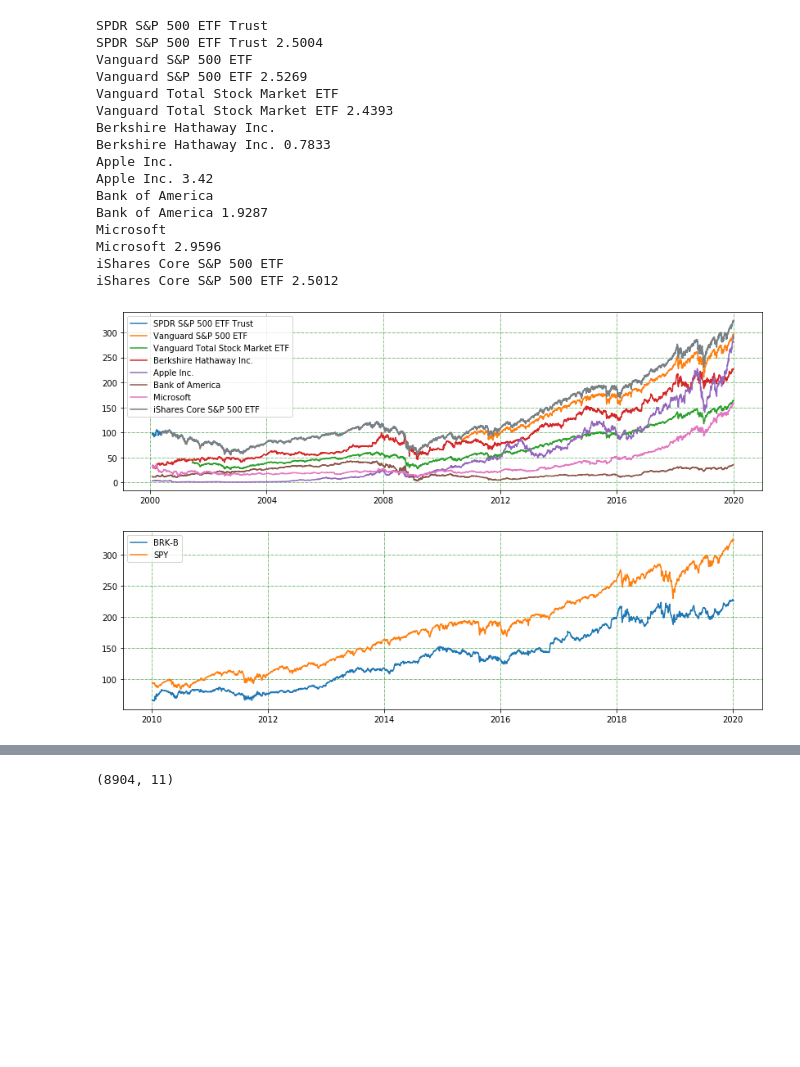
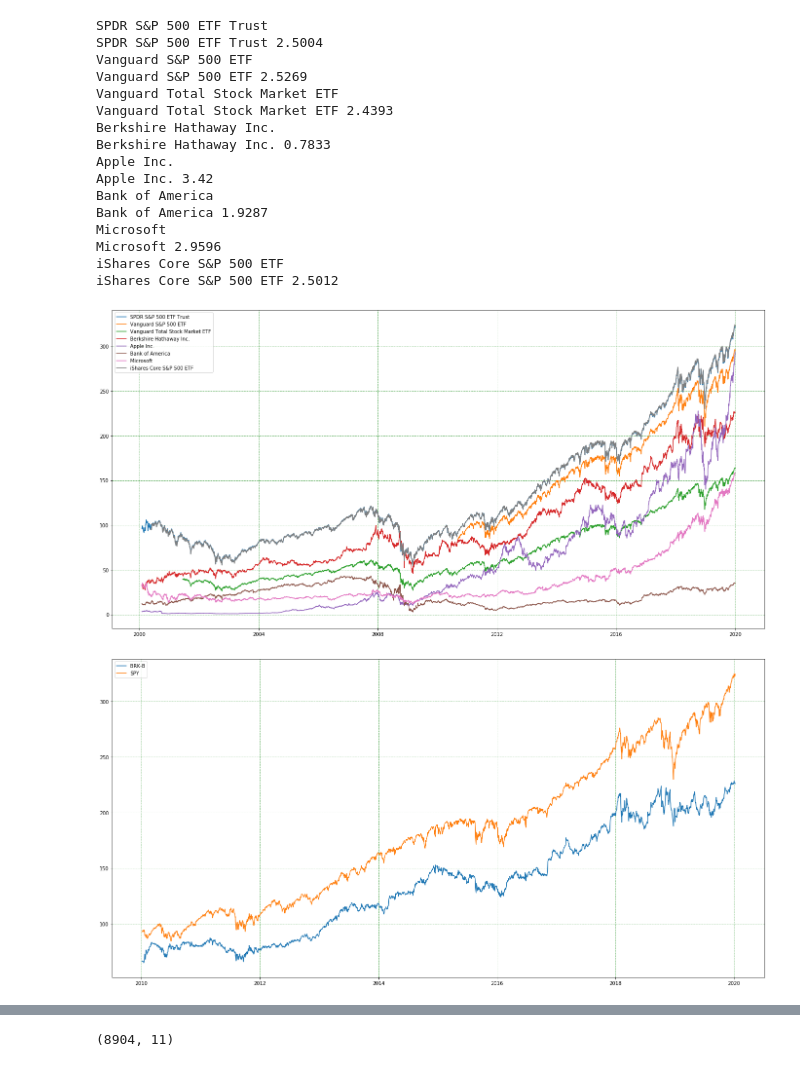
Before and after one commit to kiskani/kiskani.github.io, a Jupyter notebook: finance/2020/01/03/Finance-Notebook-1.ipynb, the cells around one changed output, grey strips where cells are left out. Drawn from its saved outputs; the diff is of its cells as text; code cells hidden in the pictures; blank space fills up the shorter version.

```diff
--- a/finance/2020/01/03/Finance-Notebook-1.ipynb
+++ b/finance/2020/01/03/Finance-Notebook-1.ipynb
@@ -115,36 +97,36 @@ Moody's Corp. 3.3418
 # %%
-plt.figure(figsize=(14,4))
+plt.figure(figsize=(24,12))
 start_date='2000-01-31'
 for symb in iTickers:
     print(iTickers[symb])
     daa = get_historical_data(symb, start_date=start_date)
     sharpe_ratio = compute_sharpe(symb)
     #print(SP_500.loc[symb]['Name'], sharpe_ratio)
     print(iTickers[symb], sharpe_ratio)
     plt.plot(daa['Adj Close'])
     plt.grid(color='g', linestyle='-.', linewidth=0.5)
 plt.legend([iTickers[sym] for sym in iTickers])
 plt.savefig('well-known-tickers.png')
 # %% [output]
 SPDR S&P 500 ETF Trust
 SPDR S&P 500 ETF Trust 2.5004
 Vanguard S&P 500 ETF
 Vanguard S&P 500 ETF 2.5269
 Vanguard Total Stock Market ETF
 Vanguard Total Stock Market ETF 2.4393
 Berkshire Hathaway Inc.
 Berkshire Hathaway Inc. 0.7833
 Apple Inc.
 Apple Inc. 3.42
 Bank of America
 Bank of America 1.9287
 Microsoft
 Microsoft 2.9596
 iShares Core S&P 500 ETF
 iShares Core S&P 500 ETF 2.5012
-[figure, old version]
+[figure, new version]
 # %%
-plt.figure(figsize=(14,4))
+plt.figure(figsize=(24,12))
 start_date='2010-01-02'
 end_date='2020-01-07'
 for symb in ['BRK-B','SPY']:
@@ -154,6 +136,6 @@ for symb in ['BRK-B','SPY']:
 plt.legend(['BRK-B','SPY'])
 plt.savefig('BRK_vs_SPY.png')
 # %% [output]
-[figure, old version]
+[figure, new version]
 # %%
 def plot_stock_price(stock, start_date='2019-01-02', end_date='2019-12-31'):
```
Also changed, not shown: parts of 11 cells of this notebook, 11 other files.
